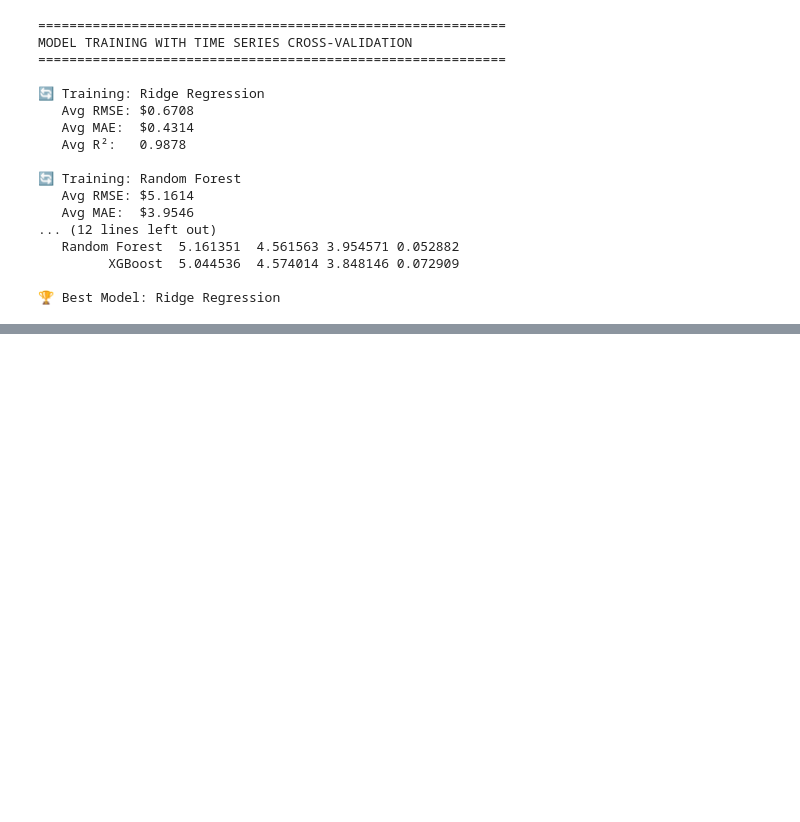
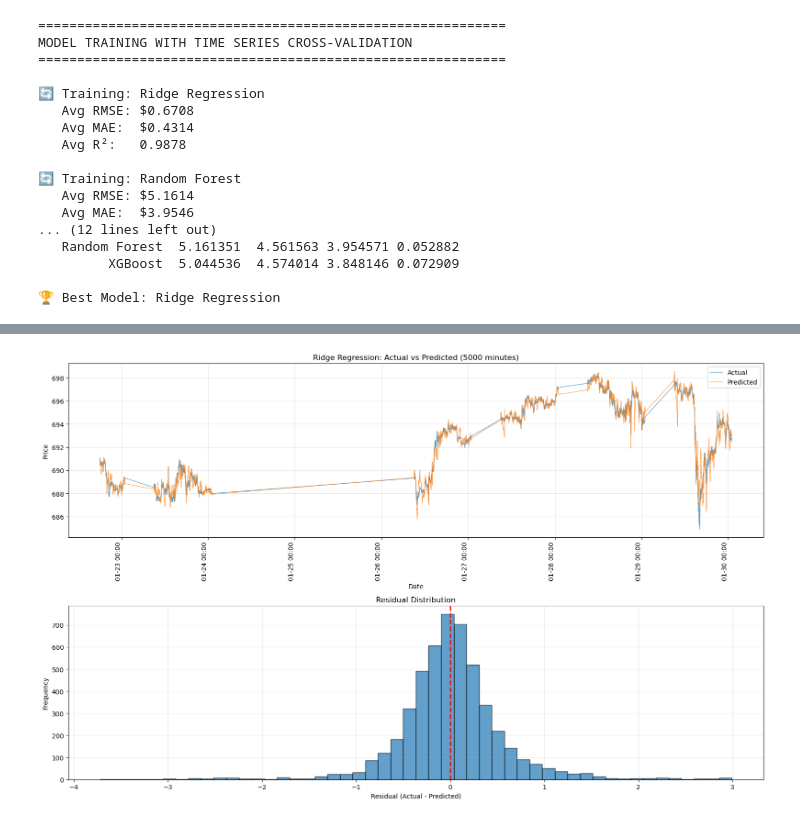
Before and after one commit to batzdom11/trading_brains, a Jupyter notebook: trading.ipynb, the cells around one changed output, grey strips where cells are left out. Drawn from its saved outputs; the diff is of its cells as text; code cells hidden in the pictures; blank space fills up the shorter version.

```diff
--- a/trading.ipynb
+++ b/trading.ipynb
@@ -1085,0 +922,96 @@ High_Low_Range_lag_1     0.001301
+# %%
+# =============================================================================
+# FINAL MODEL EVALUATION
+# =============================================================================
+import matplotlib.pyplot as plt
+import matplotlib.dates as mdates
+
+# Use the best model for final evaluation
+# Train on all but the last N samples, test on the last N
+# 3 trading days ≈ 390 min/day × 3 = 1170 minutes, but user set 2500
+holdout_size = 5000
+
+X_train_final = X[:-holdout_size]
+X_test_final = X[-holdout_size:]
+y_train_final = y[:-holdout_size]
+y_test_final = y[-holdout_size:]
+
+# Get the dates for the test set
+test_dates = df_model.index[-holdout_size:]
+
+# Scale
+X_train_scaled = scaler.fit_transform(X_train_final)
+X_test_scaled = scaler.transform(X_test_final)
+
+# Train best model (based on results)
+if best_model_name == 'Ridge Regression':
+    best_model = Ridge(alpha=1.0)
+elif best_model_name == 'Random Forest':
+    best_model = RandomForestRegressor(n_estimators=100, max_depth=10, random_state=42)
+elif best_model_name == 'XGBoost' and use_xgboost:
+    from xgboost import XGBRegressor
+    best_model = XGBRegressor(n_estimators=100, max_depth=6, learning_rate=0.1, random_state=42, verbosity=0)
+else:
+    best_model = GradientBoostingRegressor(n_estimators=100, max_depth=6, learning_rate=0.1, random_state=42)
+
+best_model.fit(X_train_scaled, y_train_final)
+y_pred_final = best_model.predict(X_test_scaled)
+
+# Final metrics
+final_rmse = np.sqrt(mean_squared_error(y_test_final, y_pred_final))
+final_mae = mean_absolute_error(y_test_final, y_pred_final)
+final_r2 = r2_score(y_test_final, y_pred_final)
+
+print("=" * 60)
+print(f"FINAL MODEL EVALUATION ({best_model_name})")
+print("=" * 60)
+print(f"\n📊 Holdout Set Performance (last {holdout_size} minutes):")
+print(f"   RMSE: ${final_rmse:.4f}")
+print(f"   MAE:  ${final_mae:.4f}")
+print(f"   R²:   {final_r2:.4f}")
+
+# Visualization - stacked vertically for better readability with large holdout
+fig, axes = plt.subplots(2, 1, figsize=(16, 10))
+
+# Plot 1: Actual vs Predicted with dates on x-axis
+axes[0].plot(test_dates, y_test_final, label='Actual', alpha=0.7, linewidth=0.9)
+axes[0].plot(test_dates, y_pred_final, label='Predicted', alpha=0.7, linewidth=0.9)
+axes[0].set_xlabel('Date')
+axes[0].set_ylabel('Price')
+axes[0].set_title(f'{best_model_name}: Actual vs Predicted ({holdout_size} minutes)')
+axes[0].legend()
+axes[0].grid(True, alpha=0.3)
+
+# Format x-axis dates
+axes[0].xaxis.set_major_formatter(mdates.DateFormatter('%m-%d %H:%M'))
+axes[0].xaxis.set_major_locator(mdates.AutoDateLocator())
+plt.setp(axes[0].xaxis.get_majorticklabels(), rotation=90, ha='right')
+
+# Plot 2: Residuals
+residuals = y_test_final - y_pred_final
+axes[1].hist(residuals, bins=50, edgecolor='black', alpha=0.7)
+axes[1].axvline(x=0, color='red', linestyle='--', linewidth=2)
+axes[1].set_xlabel('Residual (Actual - Predicted)')
+axes[1].set_ylabel('Frequency')
+axes[1].set_title('Residual Distribution')
+axes[1].grid(True, alpha=0.3)
+
+plt.tight_layout()
+plt.show()
+
+# Feature importance (if available)
+if hasattr(best_model, 'feature_importances_'):
+    print("\n📊 Feature Importance:")
+    importance_df = pd.DataFrame({
+        'Feature': feature_columns,
+        'Importance': best_model.feature_importances_
+    }).sort_values('Importance', ascending=False)
+    print(importance_df.to_string(index=False))
+elif hasattr(best_model, 'coef_'):
+    print("\n📊 Feature Coefficients (Ridge):")
+    coef_df = pd.DataFrame({
+        'Feature': feature_columns,
+        'Coefficient': best_model.coef_
+    }).sort_values('Coefficient', key=abs, ascending=False)
+    print(coef_df.to_string(index=False))
+# %% [output]
@@ -1085,0 +1026 @@ High_Low_Range_lag_1     0.001301
+[figure, added]
```
Also changed, not shown: parts of 2 cells of this notebook, 1 other file.
